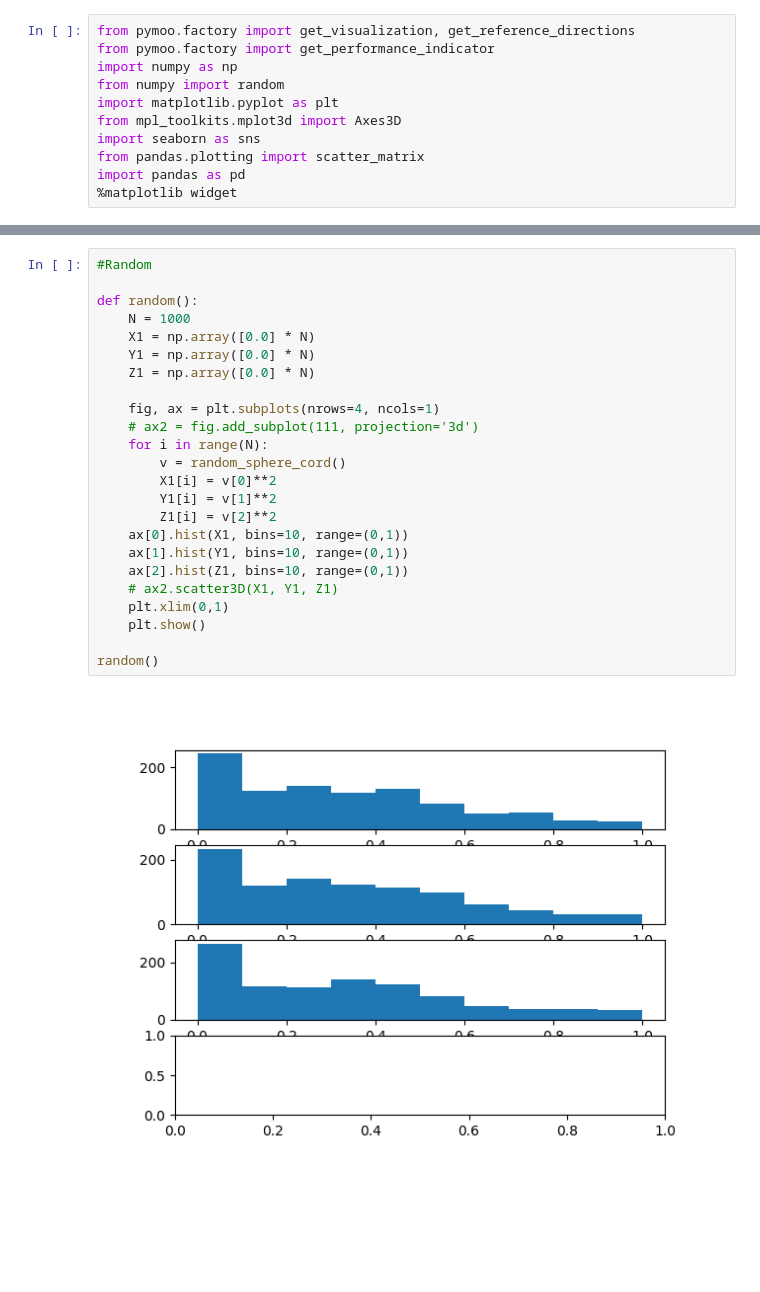
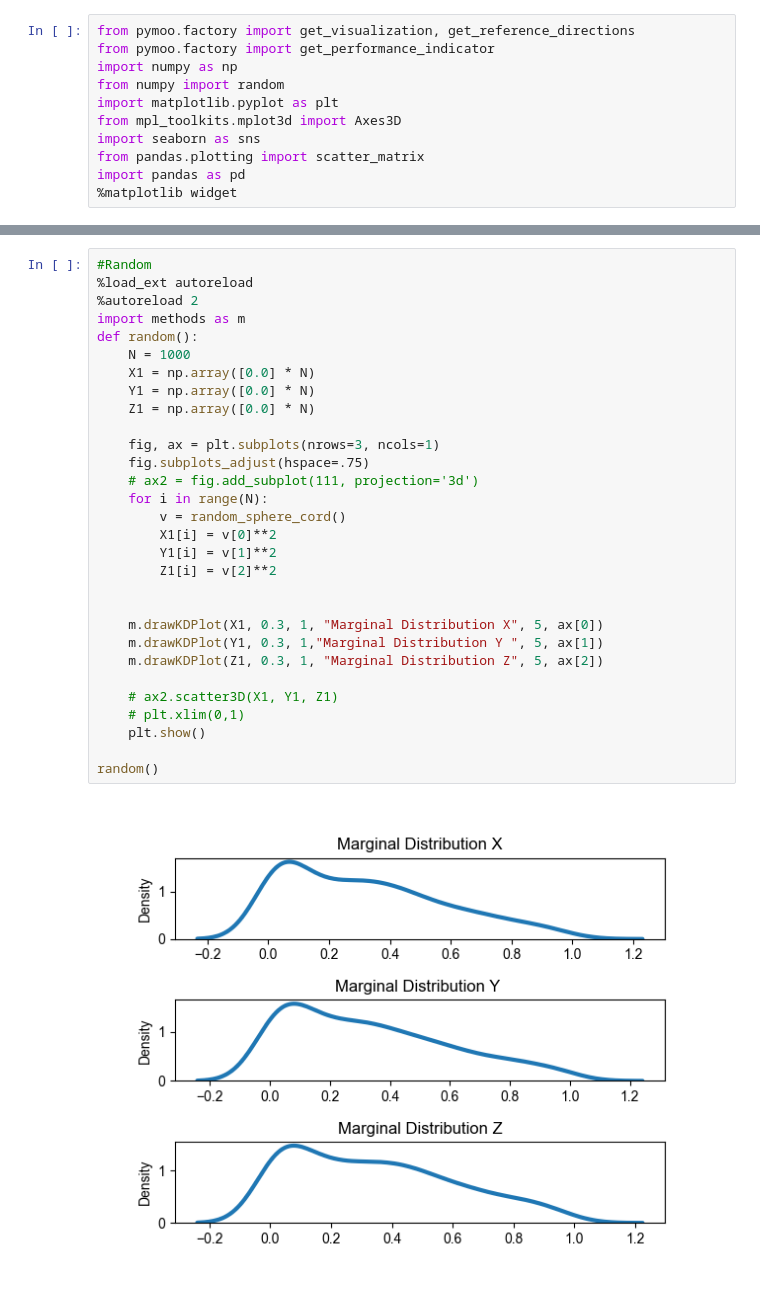
Before and after one commit to DespicableMonkey/Webb-Lab, a Jupyter notebook: hypersphere.ipynb, the cells around one changed output, grey strips where cells are left out. Saved outputs shown, nothing was run; the diff lists cells and outputs as text; blank space fills up the shorter version.

```diff
--- a/hypersphere.ipynb
+++ b/hypersphere.ipynb
@@ -83,26 +83,32 @@ plt.show()
 # %%
 #Random
-
+%load_ext autoreload
+%autoreload 2
+import methods as m
 def random():
     N = 1000
     X1 = np.array([0.0] * N)
     Y1 = np.array([0.0] * N)
     Z1 = np.array([0.0] * N)
 
-    fig, ax = plt.subplots(nrows=4, ncols=1)
+    fig, ax = plt.subplots(nrows=3, ncols=1)
+    fig.subplots_adjust(hspace=.75)
     # ax2 = fig.add_subplot(111, projection='3d')
     for i in range(N):
         v = random_sphere_cord()
         X1[i] = v[0]**2
         Y1[i] = v[1]**2
         Z1[i] = v[2]**2
-    ax[0].hist(X1, bins=10, range=(0,1))
-    ax[1].hist(Y1, bins=10, range=(0,1))
-    ax[2].hist(Z1, bins=10, range=(0,1))
+
+
+    m.drawKDPlot(X1, 0.3, 1, "Marginal Distribution X", 5, ax[0])
+    m.drawKDPlot(Y1, 0.3, 1,"Marginal Distribution Y ", 5, ax[1])
+    m.drawKDPlot(Z1, 0.3, 1, "Marginal Distribution Z", 5, ax[2])
+
     # ax2.scatter3D(X1, Y1, Z1)
-    plt.xlim(0,1)
+    # plt.xlim(0,1)
     plt.show()
 
 random()
 # %% [output]
-[figure, old version]
+[figure, new version]
```
Also changed, not shown: parts of 3 cells of this notebook, 33 other files.
